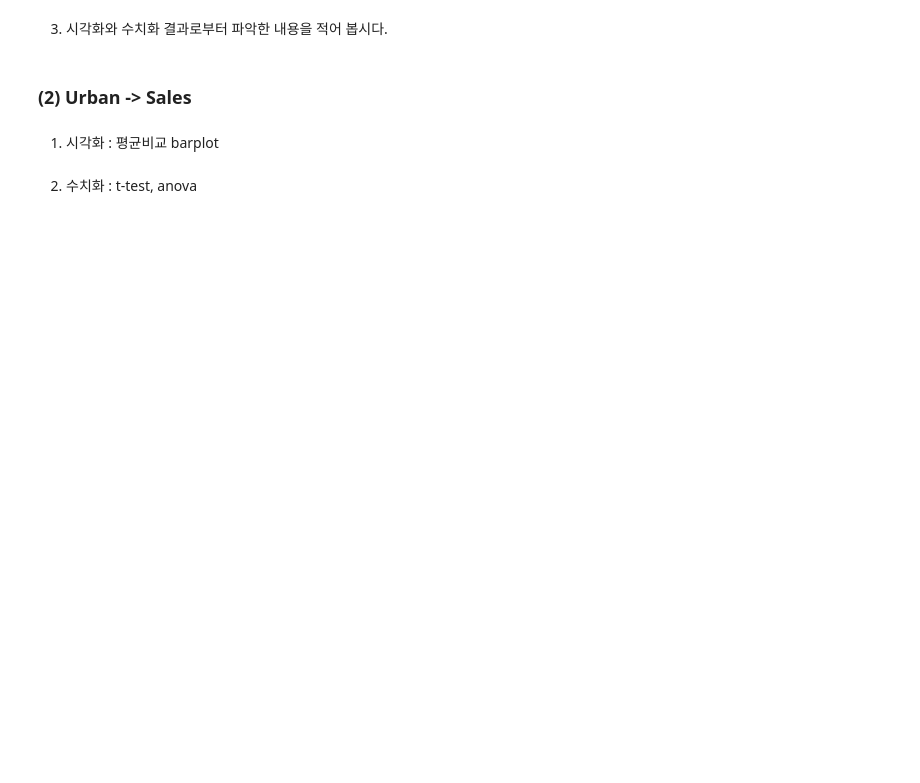
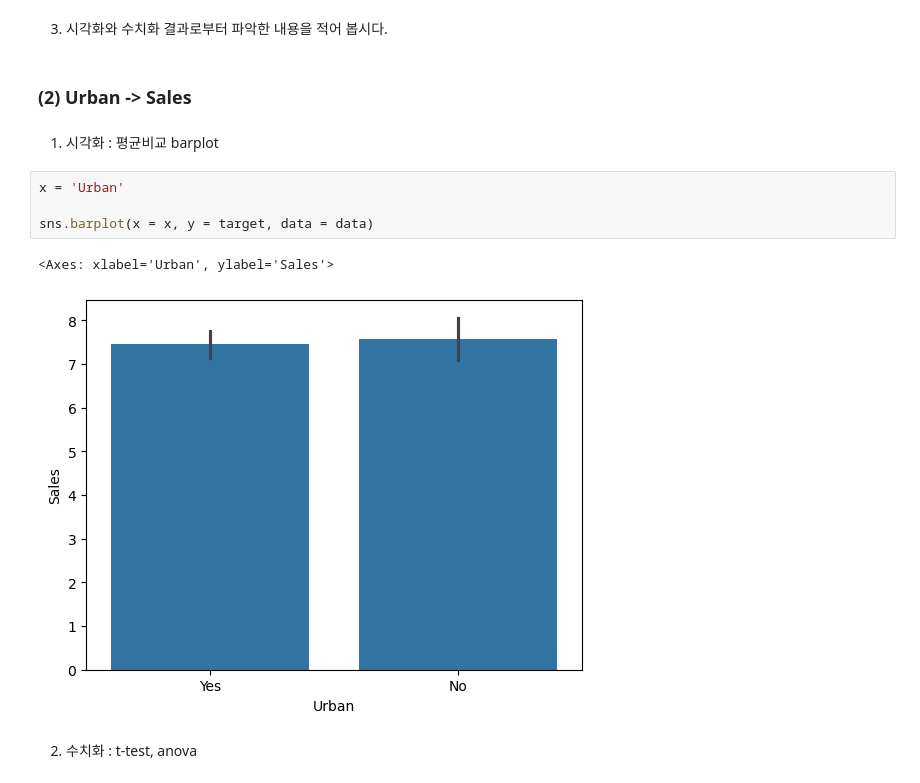
Before and after one commit to JReal2/aivle6-practice, a Jupyter notebook: data-analysis/종합실습1_이변량분석(y-숫자).ipynb, the cells around one changed output. Saved outputs shown, nothing was run; the diff lists cells and outputs as text; blank space fills up the shorter version.

```diff
--- a/data-analysis/종합실습1_이변량분석(y-숫자).ipynb
+++ b/data-analysis/종합실습1_이변량분석(y-숫자).ipynb
@@ -237,5 +279,12 @@ spst.f_oneway(d_b, d_m, d_g)
 ### **(2) Urban -> Sales**
 # %% [markdown]
 1) 시각화 : 평균비교 barplot
+# %%
+x = 'Urban'
+
+sns.barplot(x = x, y = target, data = data)
+# %% [output]
+<Axes: xlabel='Urban', ylabel='Sales'>
+[figure, added]
 # %% [markdown]
 2) 수치화 : t-test, anova
```
Also changed, not shown: parts of 12 cells of this notebook, 5 other files.
